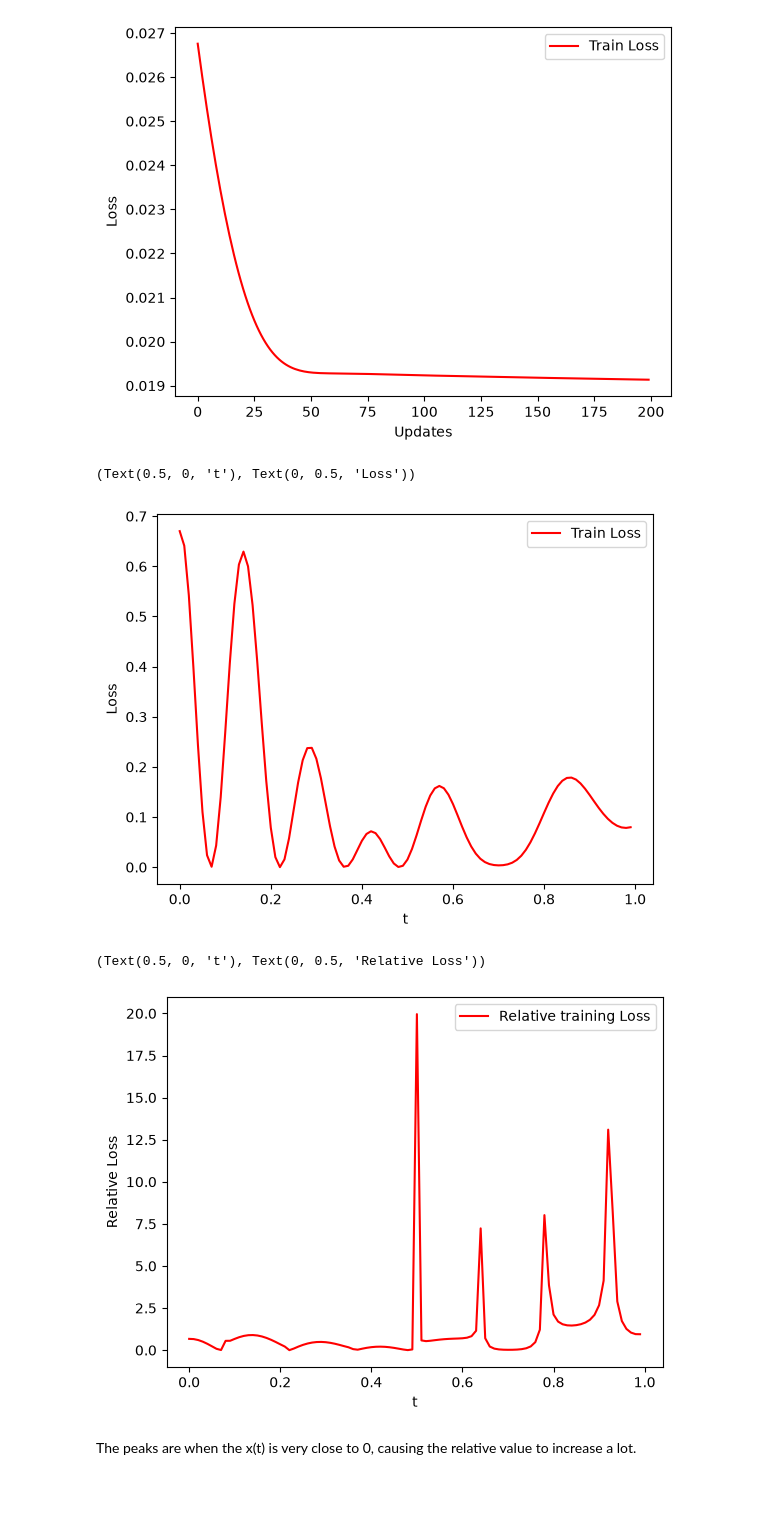
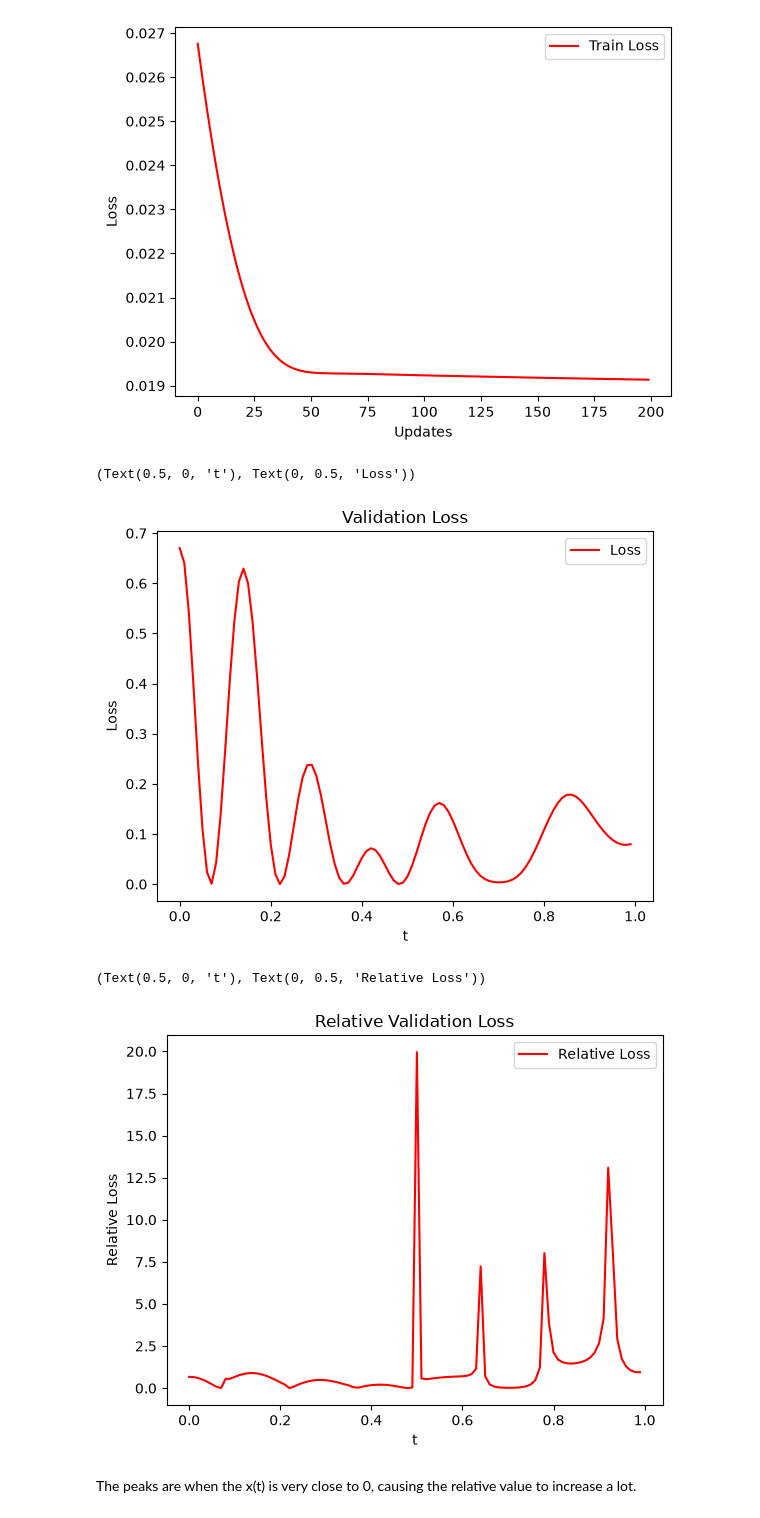
Before and after one commit to KasperKCarlsen/final-assignment-02456, a Jupyter notebook: assignment-torch.ipynb, the cells around one changed output. Drawn from its saved outputs; the diff is of its cells as text; code cells hidden in the pictures; blank space fills up the shorter version.

Commit message:
Fixed graphs

```diff
--- a/assignment-torch.ipynb
+++ b/assignment-torch.ipynb
@@ -190,30 +190,32 @@ for i in range(len(x_val)):
 
 plot_loss = [loss.detach().numpy() for loss in val_loss]
 plt.figure()
+plt.title("Validation Loss")
 plt.plot(x_val, plot_loss, 'r')
-plt.legend(['Train Loss'])
+plt.legend(['Loss'])
 plt.xlabel('t'), plt.ylabel('Loss')
 # %% [output]
 (Text(0.5, 0, 't'), Text(0, 0.5, 'Loss'))
-[figure, old version]
+[figure, new version]
 # %%
 rval_loss = []
 for i in range(len(x_val)):
     output = net(x_val[i])
 
     # compute gradients given loss
     target_batch = target_val[i]
     batch_loss = criterion(output, target_batch)
     rval_loss.append(batch_loss/abs(target_val[i]))
 
 plot_rloss = [loss.detach().numpy() for loss in rval_loss]
 plt.figure()
 plt.plot(x_val, plot_rloss, 'r')
-plt.legend(['Relative training Loss'])
+plt.title("Relative Validation Loss")
+plt.legend(['Relative Loss'])
 plt.xlabel('t'), plt.ylabel('Relative Loss')
 # %% [output]
 (Text(0.5, 0, 't'), Text(0, 0.5, 'Relative Loss'))
-[figure, old version]
+[figure, new version]
 # %% [markdown]
 The peaks are when the x(t) is very close to 0, causing the relative value to increase a lot.
 # %%
```
Also changed, not shown: parts of 1 cell of this notebook, 4 other files.
